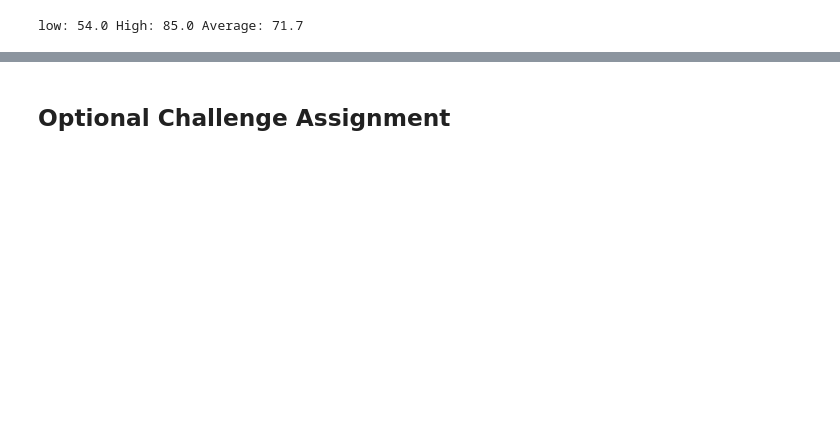
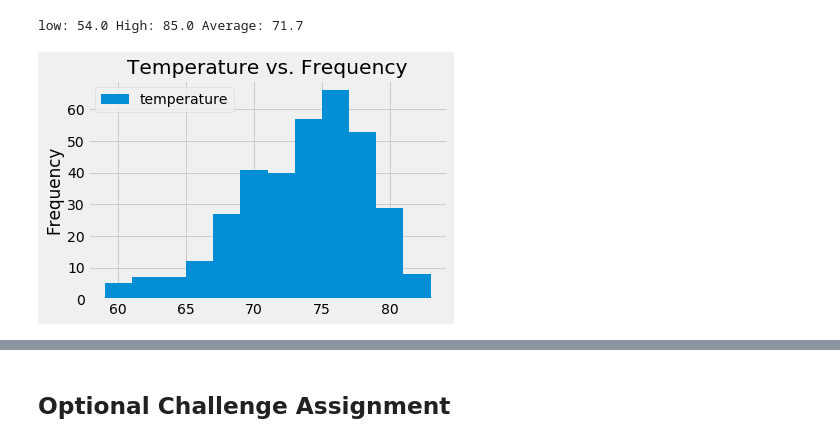
Before and after one commit to alcazar007/sqlalchemy_Challenge, a Jupyter notebook: climate_starter.ipynb, the cells around one changed output, grey strips where cells are left out. Saved outputs shown, nothing was run; the diff lists cells and outputs as text; code cells hidden in the pictures; blank space fills up the shorter version.

```diff
--- a/climate_starter.ipynb
+++ b/climate_starter.ipynb
@@ -150,7 +136,20 @@ print(f"low: {active_temps[0][0]} High: {active_temps[0][1]} Average: {round(act
 low: 54.0 High: 85.0 Average: 71.7
 # %%
 # Choose the station with the highest number of temperature observations.
+most_temps_station = session.query(Measurement.station,
+                                   func.count(Measurement.tobs)).group_by(Measurement.station).order_by(func.count(Measurement.station).desc()).first()
+most_temps_station= most_temps_station[0]
 # Query the last 12 months of temperature observation data for this station and plot the results as a histogram
+temperature_observations = session.query( Measurement.tobs).filter(Measurement.date >= past_year).filter(Measurement.station == most_temps_station).all()
+temperature_observations = pd.DataFrame(temperature_observations, columns=['temperature'])
+
+# 12 bins since the observation is for twelve months
+temperature_observations.plot.hist(bins=12, title="Temperature vs. Frequency")
+plt.tight_layout()
+plt.savefig("Images/TempAndFreq.png")
+plt.show()
+# %% [output]
+[figure, added]
 # %% [markdown]
 ![precipitation](Images/station-histogram.png)
 # %%
```
Also changed, not shown: parts of 8 cells of this notebook, 3 other files.
